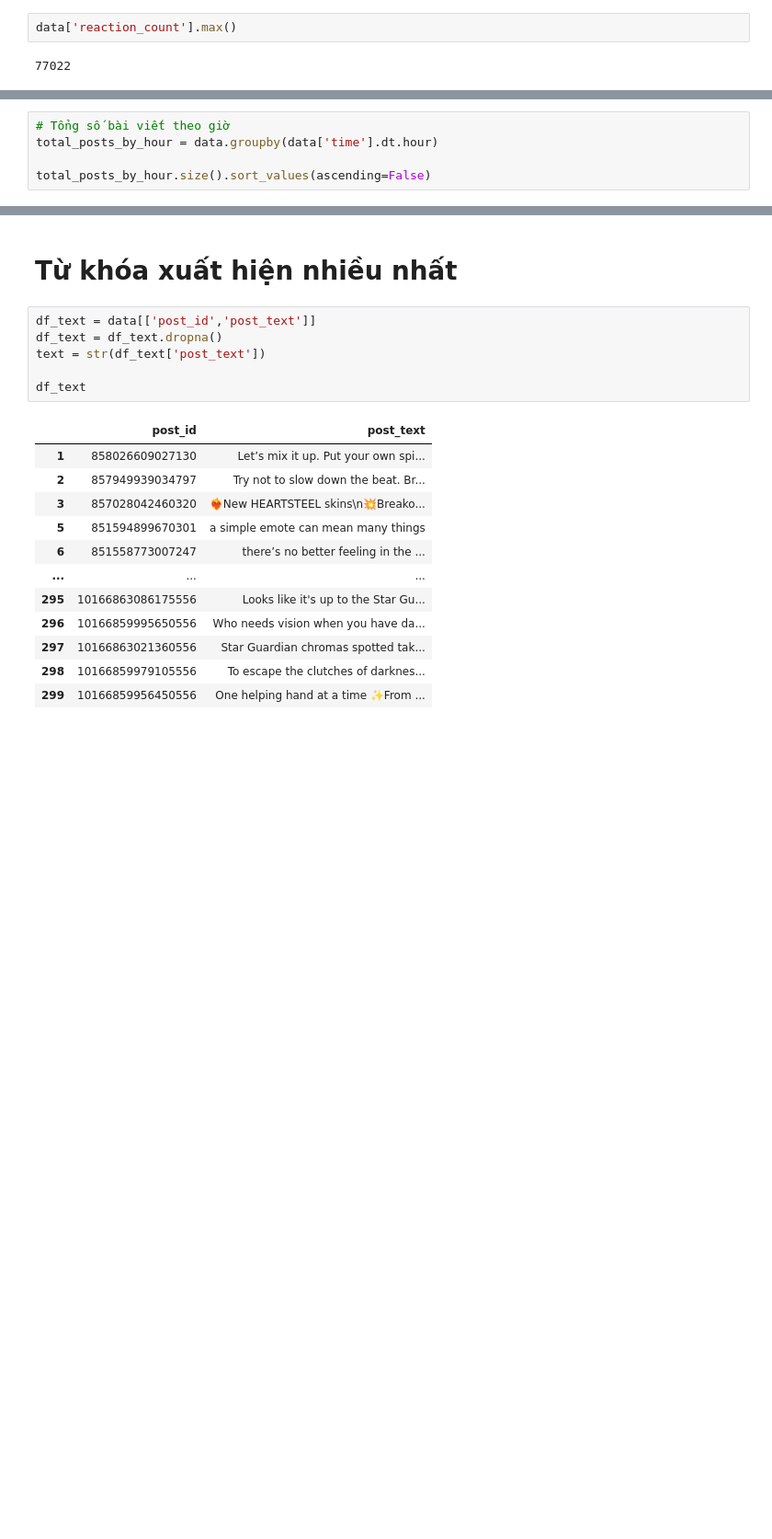
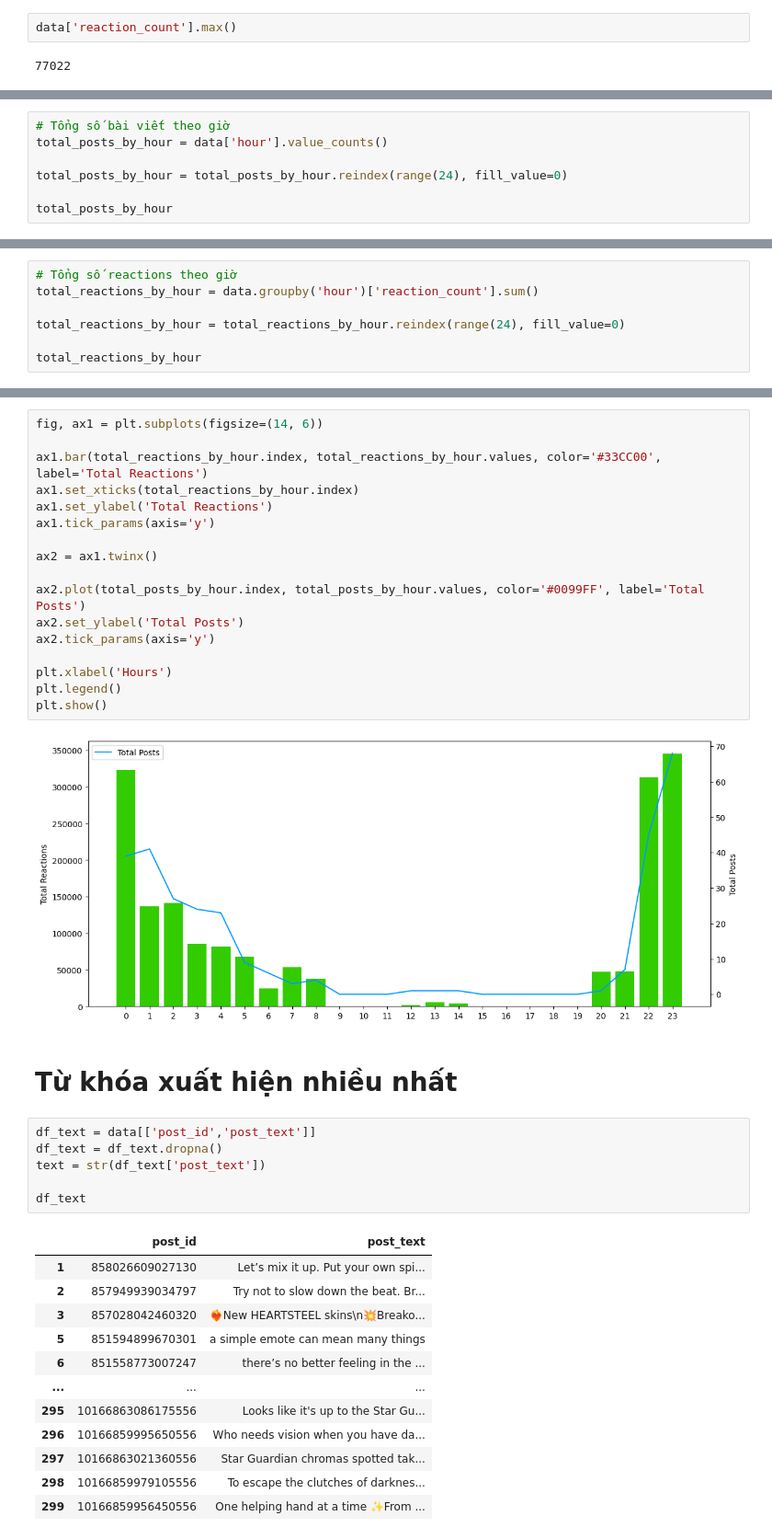
Before and after one commit to NguyenXuanHiep1709/Final-Project, a Jupyter notebook: Analyze_Data.ipynb, the cells around one changed output, grey strips where cells are left out. Shown at 92% size. Saved outputs shown, nothing was run; the diff lists cells and outputs as text; blank space fills up the shorter version.

```diff
--- a/Analyze_Data.ipynb
+++ b/Analyze_Data.ipynb
@@ -166,6 +110,8 @@ Name: time, Length: 300, dtype: datetime64[ns]
 # %%
 # Tổng số bài viết theo giờ
-total_posts_by_hour = data.groupby(data['time'].dt.hour)
+total_posts_by_hour = data['hour'].value_counts()
 
-total_posts_by_hour.size().sort_values(ascending=False)
+total_posts_by_hour = total_posts_by_hour.reindex(range(24), fill_value=0)
+
+total_posts_by_hour
 # %% [output]
@@ -205,0 +135,7 @@ Freq: H, Name: reaction_count, dtype: int64
+# %%
+# Tổng số reactions theo giờ
+total_reactions_by_hour = data.groupby('hour')['reaction_count'].sum()
+
+total_reactions_by_hour = total_reactions_by_hour.reindex(range(24), fill_value=0)
+
+total_reactions_by_hour
@@ -206,3 +160,22 @@ Freq: H, Name: reaction_count, dtype: int64
+# %%
+fig, ax1 = plt.subplots(figsize=(14, 6))
+
+ax1.bar(total_reactions_by_hour.index, total_reactions_by_hour.values, color='#33CC00', label='Total Reactions')
+ax1.set_xticks(total_reactions_by_hour.index)
+ax1.set_ylabel('Total Reactions')
+ax1.tick_params(axis='y')
+
+ax2 = ax1.twinx()
+
+ax2.plot(total_posts_by_hour.index, total_posts_by_hour.values, color='#0099FF', label='Total Posts')
+ax2.set_ylabel('Total Posts')
+ax2.tick_params(axis='y')
+
+plt.xlabel('Hours')
+plt.legend()
+plt.show()
+# %% [output]
+[figure, added]
 # %% [markdown]
 # Từ khóa xuất hiện nhiều nhất
 # %%
```
Also changed, not shown: parts of 21 cells of this notebook, 3 other files.
